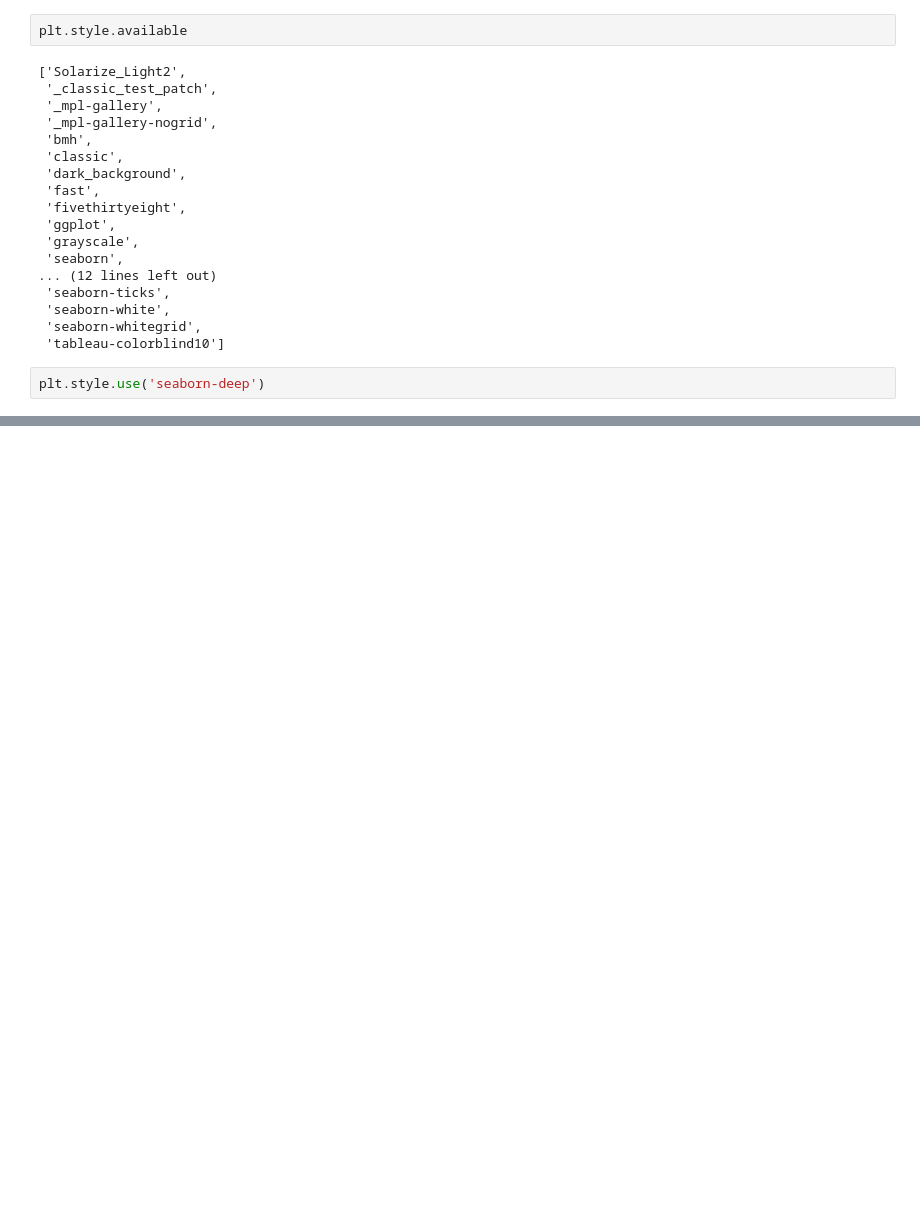
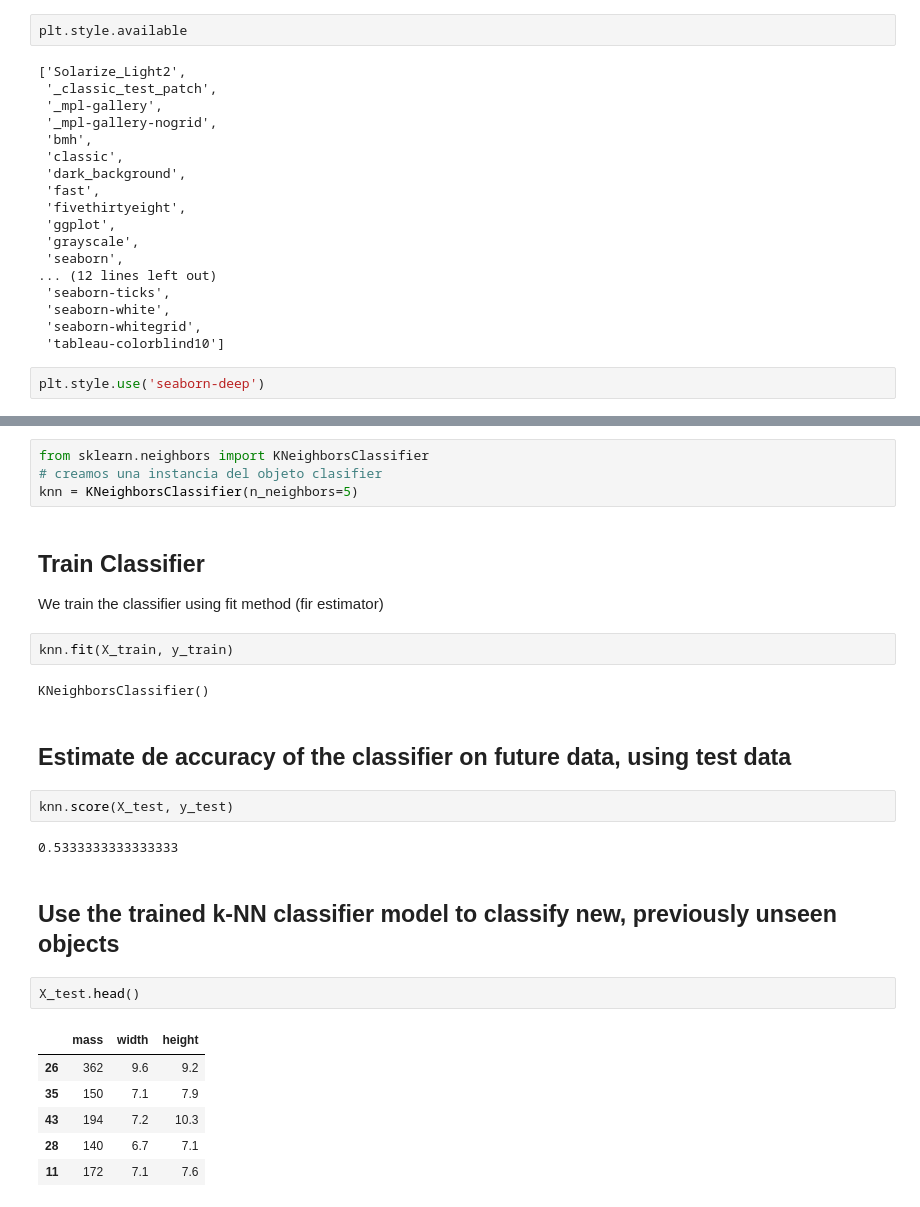
Before and after one commit to EduardoMontero-100/DataScience, a Jupyter notebook: coursera/excercises_ml.ipynb, the cells around one changed output, grey strips where cells are left out. Cells and saved outputs as stored; diff of their text form; blank space fills up the shorter version.

```diff
--- a/coursera/excercises_ml.ipynb
+++ b/coursera/excercises_ml.ipynb
@@ -75,0 +78,28 @@ sns.pairplot(data = X_train.join(y_train), hue = 'fruit_label', diag_kind = 'kde
+# %%
+from sklearn.neighbors import KNeighborsClassifier
+# creamos una instancia del objeto clasifier
+knn = KNeighborsClassifier(n_neighbors=5)
+# %% [markdown]
+## Train Classifier
+We train the classifier using fit method (fir estimator)
+# %%
+knn.fit(X_train, y_train)
+# %% [output]
+KNeighborsClassifier()
+# %% [markdown]
+## Estimate de accuracy of the classifier on future data, using test data
+# %%
+knn.score(X_test, y_test)
+# %% [output]
+0.5333333333333333
+# %% [markdown]
+## Use the trained k-NN classifier model to classify new, previously unseen objects
+# %%
+X_test.head()
+# %% [output]
+|  | mass | width | height |
+| 26 | 362 | 9.6 | 9.2 |
+| 35 | 150 | 7.1 | 7.9 |
+| 43 | 194 | 7.2 | 10.3 |
+| 28 | 140 | 6.7 | 7.1 |
+| 11 | 172 | 7.1 | 7.6 |
```
Also changed, not shown: parts of 8 cells of this notebook, 1 other file.
